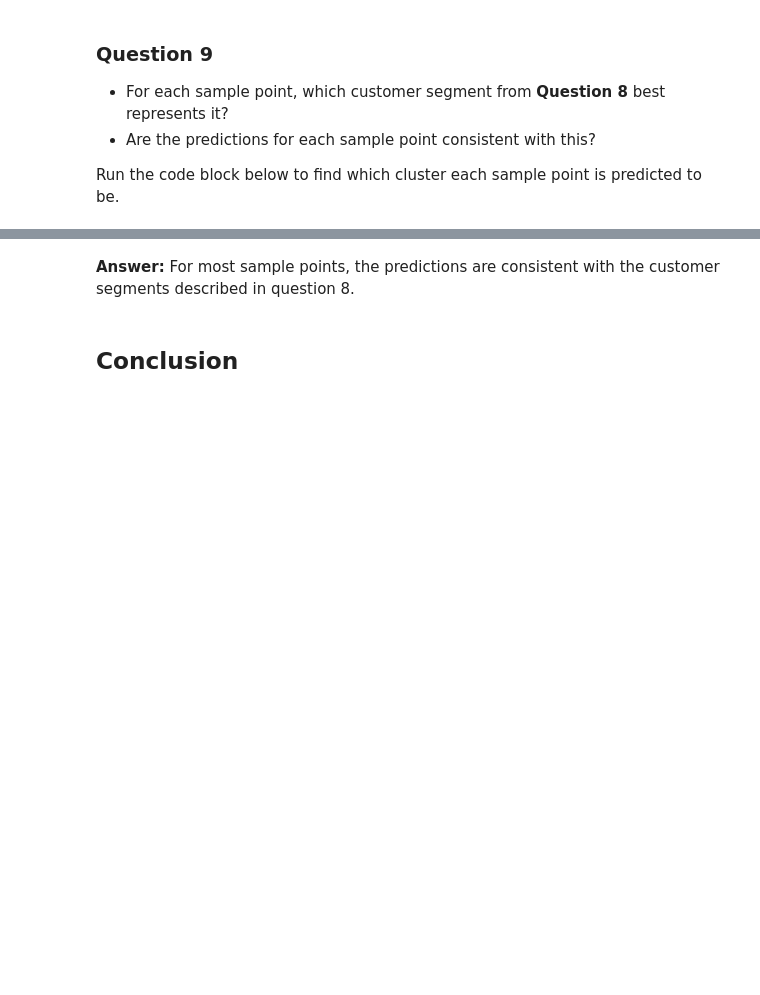
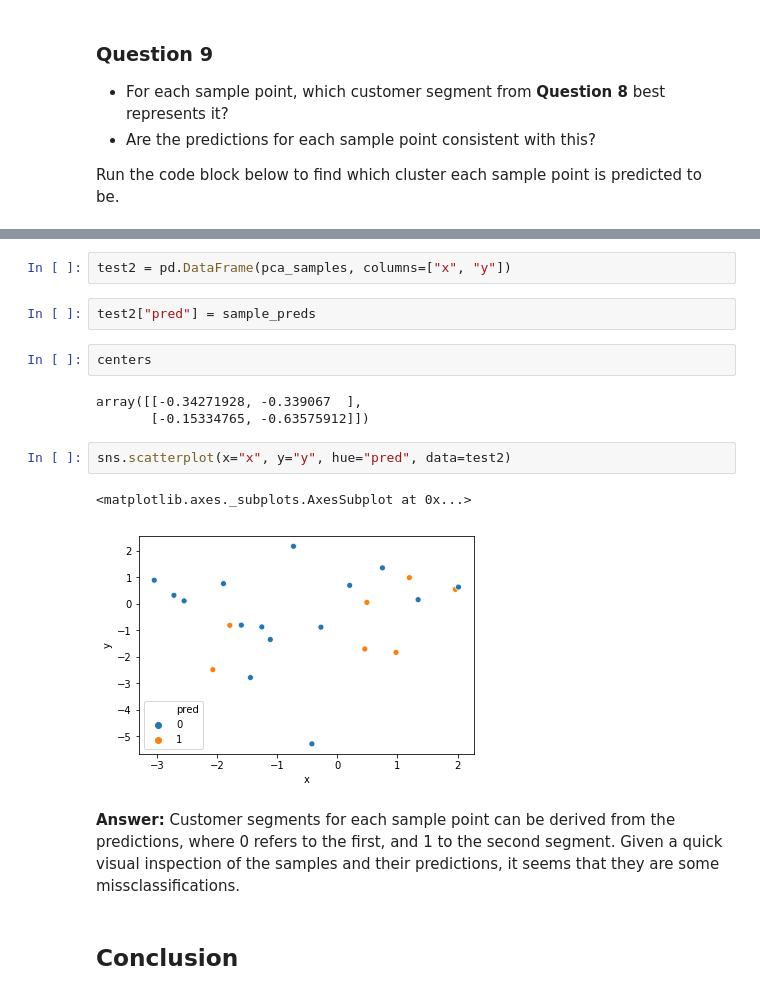
Before and after one commit to ASR-Engineering-Consulting/udacity-ml-nanodegree, a Jupyter notebook: customer_segments/customer_segments.ipynb, the cells around one changed output, grey strips where cells are left out. Cells and saved outputs as stored; diff of their text form; blank space fills up the shorter version.

Commit message:
Update submission files for customer segments

```diff
--- a/customer_segments/customer_segments.ipynb
+++ b/customer_segments/customer_segments.ipynb
@@ -686,6 +731,20 @@ Sample point 21 predicted to be in Cluster 2
-# %% [markdown]
-**Answer:**
-For most sample points, the predictions are consistent with the customer segments described in question 8.
+# %%
+test2 = pd.DataFrame(pca_samples, columns=["x", "y"])
+# %%
+test2["pred"] = sample_preds
+# %%
+centers
+# %% [output]
+array([[-0.34271928, -0.339067  ],
+       [-0.15334765, -0.63575912]])
+# %%
+sns.scatterplot(x="x", y="y", hue="pred", data=test2)
+# %% [output]
+<matplotlib.axes._subplots.AxesSubplot at 0x...>
+[figure, added]
+# %% [markdown]
+**Answer:**
+Customer segments for each sample point can be derived from the predictions, where 0 refers to the first, and 1 to the second segment. Given a quick visual inspection of the samples and their predictions, it seems that they are some missclassifications.
 # %% [markdown]
 ## Conclusion
 # %% [markdown]
```
Also changed, not shown: parts of 32 cells of this notebook, 1 other file.
